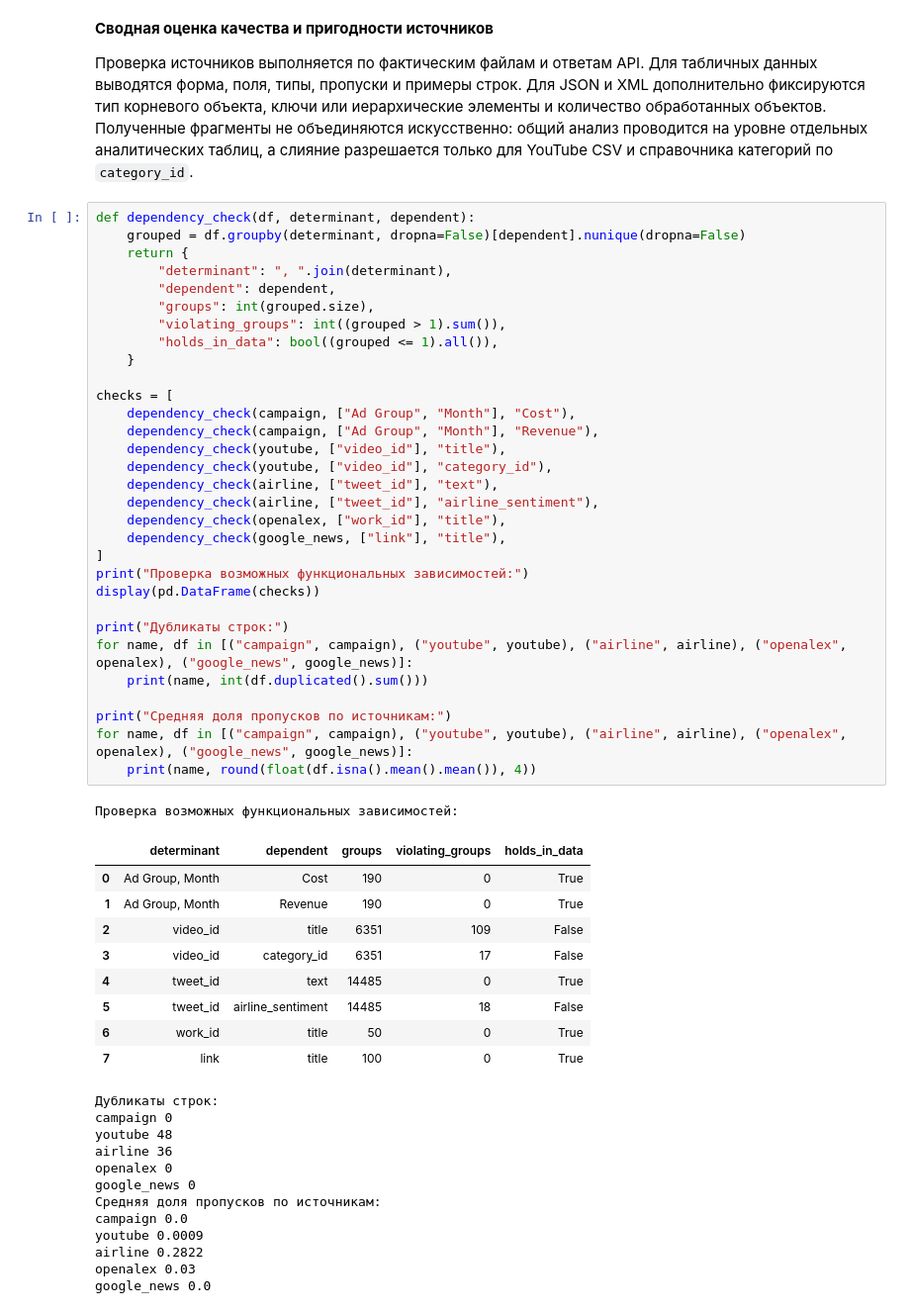
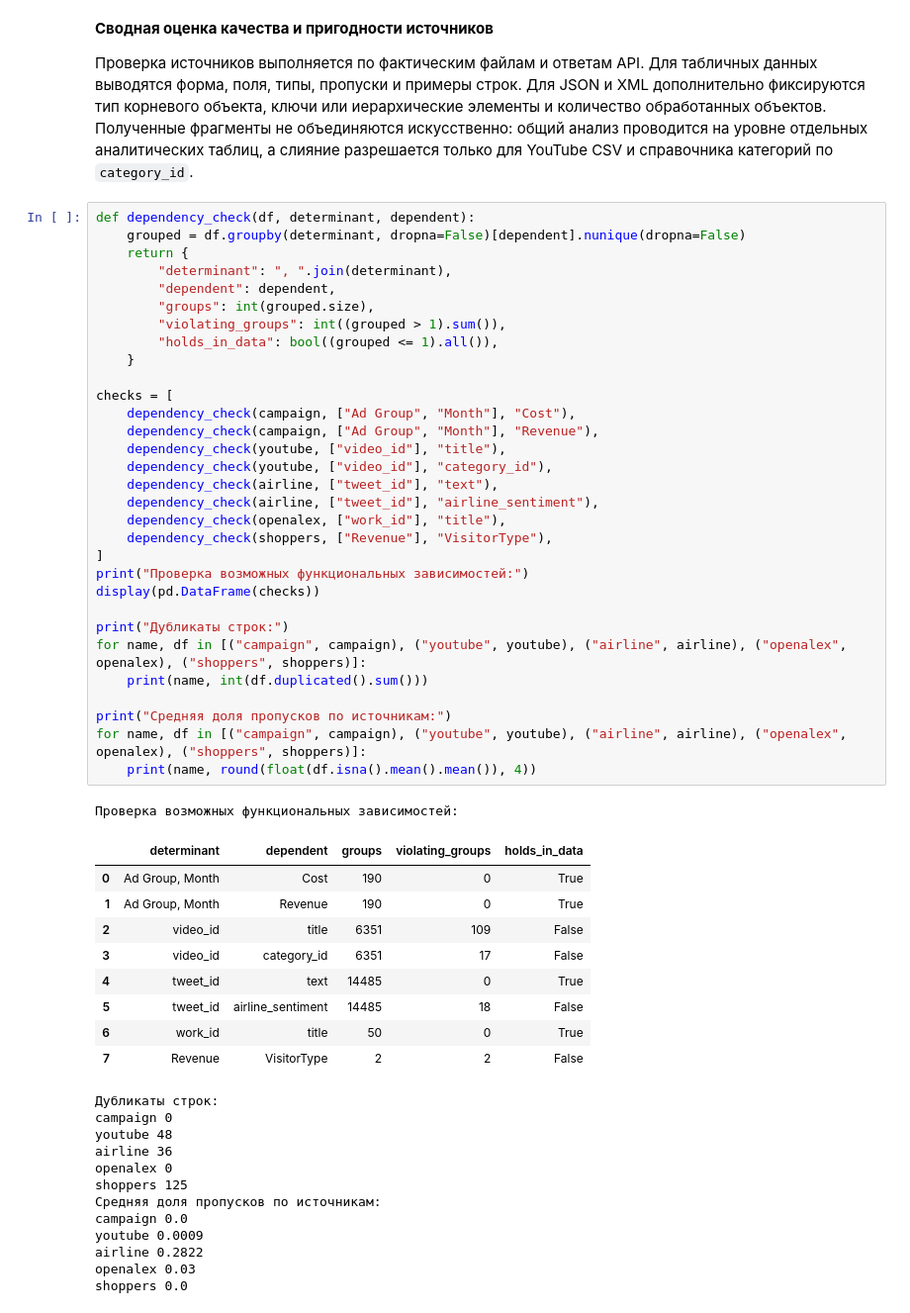
Before and after one commit to cool9595/how_to_social_marketing, a Jupyter notebook: coursework.ipynb, the cells around one changed output. Shown at 99% size. Cells and saved outputs as stored; diff of their text form.

```diff
--- a/coursework.ipynb
+++ b/coursework.ipynb
@@ -521,47 +520,47 @@ def dependency_check(df, determinant, dependent):
         "holds_in_data": bool((grouped <= 1).all()),
     }
 
 checks = [
     dependency_check(campaign, ["Ad Group", "Month"], "Cost"),
     dependency_check(campaign, ["Ad Group", "Month"], "Revenue"),
     dependency_check(youtube, ["video_id"], "title"),
     dependency_check(youtube, ["video_id"], "category_id"),
     dependency_check(airline, ["tweet_id"], "text"),
     dependency_check(airline, ["tweet_id"], "airline_sentiment"),
     dependency_check(openalex, ["work_id"], "title"),
-    dependency_check(google_news, ["link"], "title"),
+    dependency_check(shoppers, ["Revenue"], "VisitorType"),
 ]
 print("Проверка возможных функциональных зависимостей:")
 display(pd.DataFrame(checks))
 
 print("Дубликаты строк:")
-for name, df in [("campaign", campaign), ("youtube", youtube), ("airline", airline), ("openalex", openalex), ("google_news", google_news)]:
+for name, df in [("campaign", campaign), ("youtube", youtube), ("airline", airline), ("openalex", openalex), ("shoppers", shoppers)]:
     print(name, int(df.duplicated().sum()))
 
 print("Средняя доля пропусков по источникам:")
-for name, df in [("campaign", campaign), ("youtube", youtube), ("airline", airline), ("openalex", openalex), ("google_news", google_news)]:
+for name, df in [("campaign", campaign), ("youtube", youtube), ("airline", airline), ("openalex", openalex), ("shoppers", shoppers)]:
     print(name, round(float(df.isna().mean().mean()), 4))
 # %% [output]
 Проверка возможных функциональных зависимостей:
 |  | determinant | dependent | groups | violating_groups | holds_in_data |
 | 0 | Ad Group, Month | Cost | 190 | 0 | True |
 | 1 | Ad Group, Month | Revenue | 190 | 0 | True |
 | 2 | video_id | title | 6351 | 109 | False |
 | 3 | video_id | category_id | 6351 | 17 | False |
 | 4 | tweet_id | text | 14485 | 0 | True |
 | 5 | tweet_id | airline_sentiment | 14485 | 18 | False |
 | 6 | work_id | title | 50 | 0 | True |
-| 7 | link | title | 100 | 0 | True |
+| 7 | Revenue | VisitorType | 2 | 2 | False |
 Дубликаты строк:
 campaign 0
 youtube 48
 airline 36
 openalex 0
-google_news 0
+shoppers 125
 Средняя доля пропусков по источникам:
 campaign 0.0
 youtube 0.0009
 airline 0.2822
 openalex 0.03
-google_news 0.0
+shoppers 0.0
 # %% [markdown]
```
Also changed, not shown: parts of 4 cells of this notebook.
